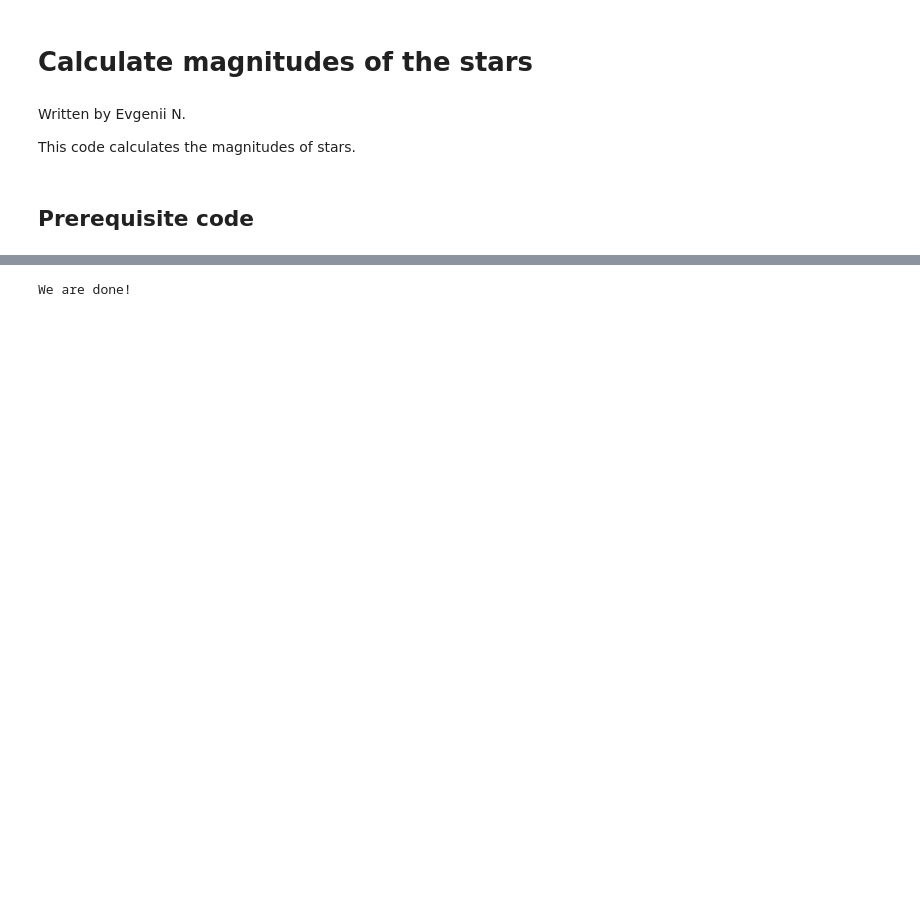
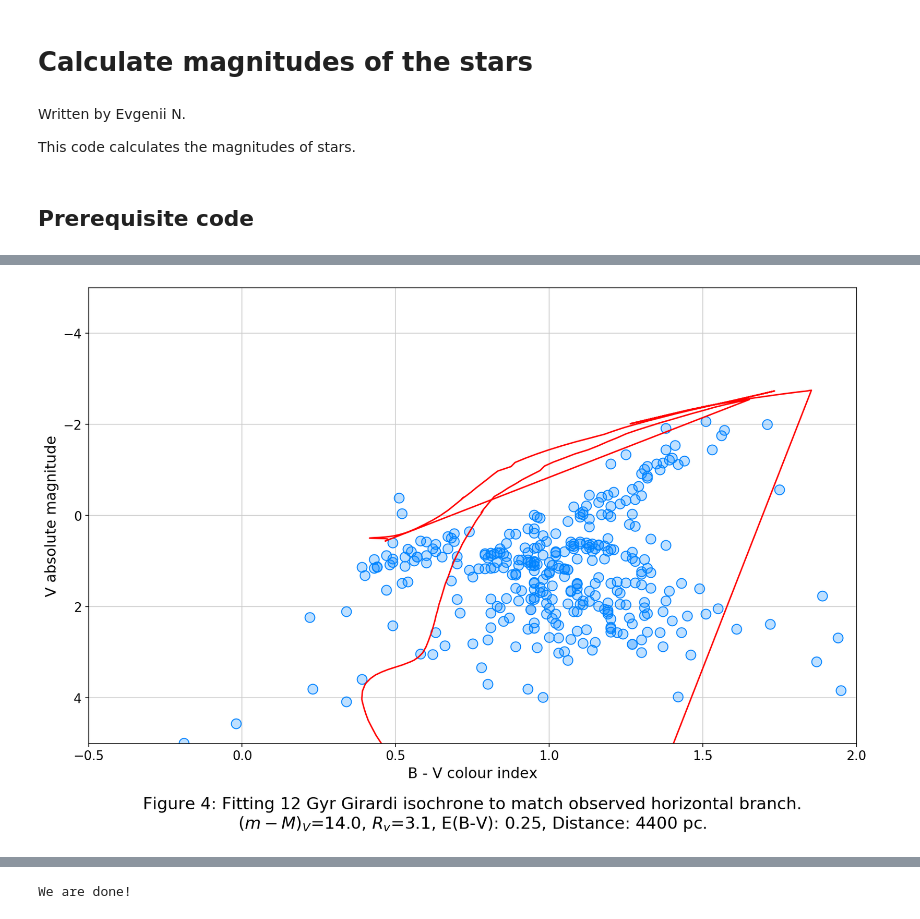
Before and after one commit to evgenyneu/asp3231_project, a Jupyter notebook: code/070_fit_isochrones/fit_isochrones.ipynb, the cells around one changed output, grey strips where cells are left out. Saved outputs shown, nothing was run; the diff lists cells and outputs as text; code cells hidden in the pictures; blank space fills up the shorter version.

```diff
--- a/code/070_fit_isochrones/fit_isochrones.ipynb
+++ b/code/070_fit_isochrones/fit_isochrones.ipynb
@@ -43,0 +277,95 @@ set_plot_style()
+# %%
+def plot_cmd_with_girardi(plot_dir, file_name, magnitudes_path, xlims, ylims,
+                          x_label, y_label, distance_modulus, redenning,
+                          girardi_path, title, title_offset):
+    """
+    Plot color magnitude disgram with observations and Girardi isochrone.
+    """
+
+    fig, ax = make_cmd(data_path=magnitudes_path,
+                       blue_mag=f"b_mag",
+                       red_mag=f"v_mag",
+                       x_label=x_label,
+                       y_label=y_label,
+                       xlims=xlims, ylims=ylims,
+                       title=title,
+                       y_offset=-distance_modulus,
+                       x_offset=redenning,
+                       title_offset=title_offset)
+
+    # Read the data from text table,
+    # using any whitespace characters as column separators
+    df = pd.read_table(girardi_path, delimiter='\s+')
+
+    # Show plot
+    ax.plot(df["Bmag"] - df["Vmag"], df["Vmag"], zorder=2, c='red')
+
+    # Expand the plot to the edges
+    fig.tight_layout()
+
+    save_plot(fig=fig, file_name=file_name, plot_dir=plot_dir)
+
+
+def calculate_distance(apparent_distance_modulus, redenning, r_v = 3.1):
+    """
+    Calculate distance given apparent distance modulus.
+
+    Parameters
+    ----------
+
+    apparent_distance_modulus: float
+        Apparent visual distance modulus
+
+    redenning: float
+        Redenning, aka E(B - V).
+        Extinction correction value of the (B-V) colour.
+
+    r_v: float
+        Total-to-selective extinction ratio value that is dependent upon the
+        density of the interstellar medium. Default value 3.1 form O'Donnell (1994)
+        https://ui.adsabs.harvard.edu/abs/1994ApJ...422..158O/abstract
+    """
+
+    # Calculate true distance modulus
+    true_distance_modulus = apparent_distance_modulus - r_v * redenning
+
+    # Calculate the distance
+    return 10 * 10**(true_distance_modulus / 5)
+
+
+def plot_girardi_and_calculate_distance(distance_modulus, figure_number, redenning):
+    r_v=3.1
+    distance = calculate_distance(apparent_distance_modulus=distance_modulus,
+                                  redenning=redenning, r_v=3.1)
+
+    # Round the distance
+    distance = round(distance / 100) * 100
+
+    title = (
+        f"Figure {figure_number}: Fitting 12 Gyr Girardi isochrone to match observed horizontal branch.\n"
+        f"$(m - M)_V$={distance_modulus}, "
+        f'$R_v$={r_v:.1f}, '
+        f'E(B-V): {redenning:.2f}, '
+        f'Distance: {distance:.0f} pc.'
+    )
+
+    plot_cmd_with_girardi(plot_dir="images", file_name="fit_girardi.png",
+                          magnitudes_path=magnitudes_path,
+                          xlims=(-0.5, 2), ylims=(-5, 5),
+                          x_label="B - V colour index",
+                          y_label="V absolute magnitude",
+                          distance_modulus=distance_modulus,
+                          redenning=redenning,
+                          girardi_path="data/girardi/12.00_gyr.txt",
+                          title=title,
+                          title_offset=-0.2)
+
+    print(f'Distance: {distance:.0f} pc')
+
+# Value from Monty et al. 2018, https://arxiv.org/abs/1808.05271
+redenning=0.25
+
+plot_girardi_and_calculate_distance(distance_modulus=14.0, figure_number=4, redenning=redenning)
+plot_girardi_and_calculate_distance(distance_modulus=14.5, figure_number=4, redenning=redenning)
+plot_girardi_and_calculate_distance(distance_modulus=15.0, figure_number=4, redenning=redenning)
+# %% [output]
@@ -43,0 +375 @@ set_plot_style()
+[figure, added]
```
Also changed, not shown: parts of 10 cells of this notebook, 6 other files.
